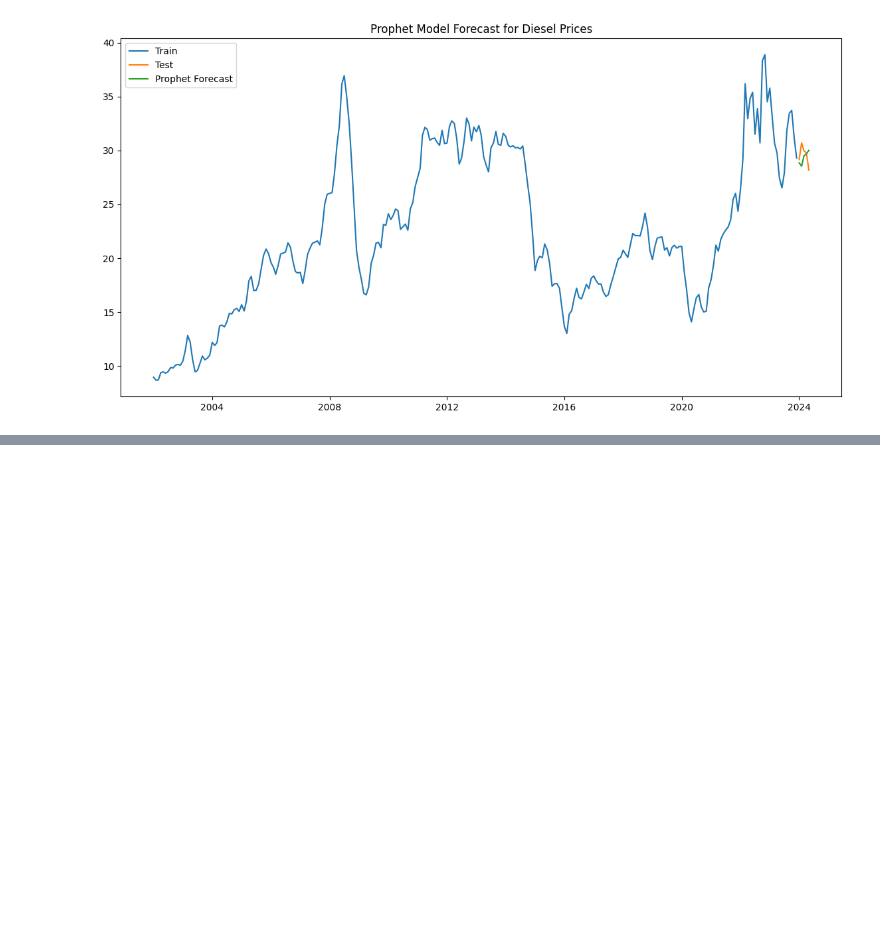
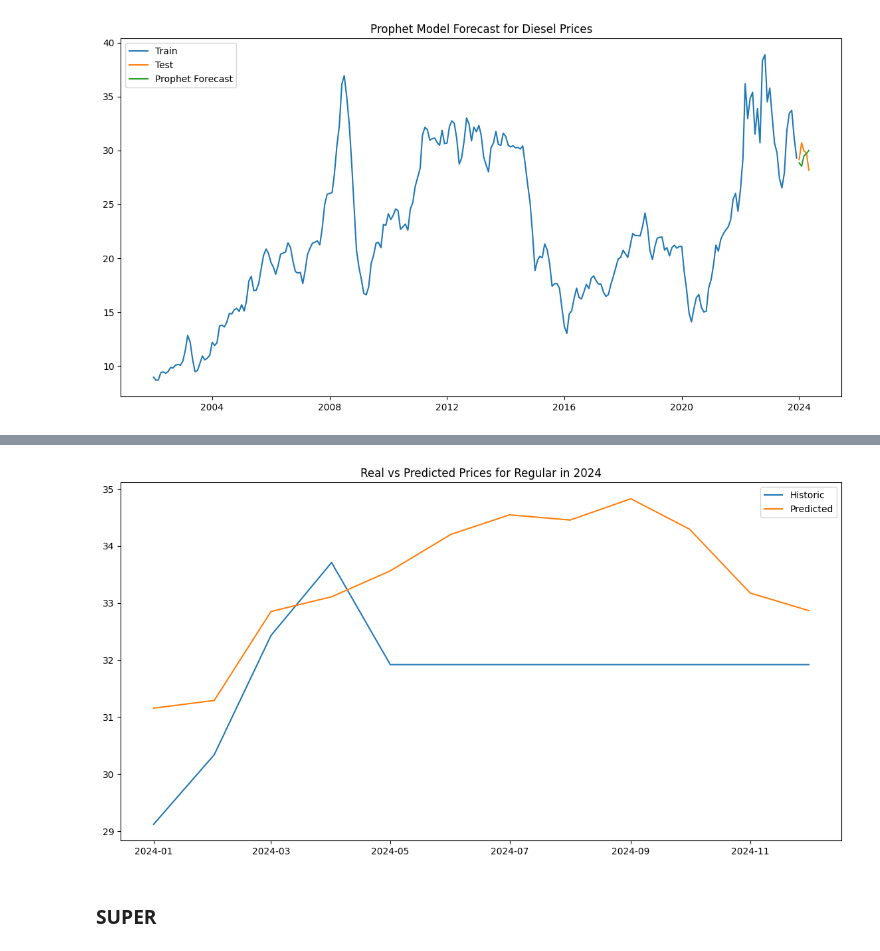
Before and after one commit to FabianJuarez182/DT-LAB2, a Jupyter notebook: DS_LAB2.ipynb, the cells around one changed output, grey strips where cells are left out. Saved outputs shown, nothing was run; the diff lists cells and outputs as text; code cells hidden in the pictures; blank space fills up the shorter version.

```diff
--- a/DS_LAB2.ipynb
+++ b/DS_LAB2.ipynb
@@ -795,0 +800,16 @@ plt.show()
+# %%
+future_regular = prophet_model_regular.make_future_dataframe(periods=12, freq='MS')
+predict_regular = prophet_model_regular.predict(future_regular)
+predict2024_regular = predict_regular[(predict_regular['ds'] >= '2024-01-01') & (predict_regular['ds'] <= '2024-12-31')]
+
+actual_regular = prophet_df_regular[(prophet_df_regular['ds'] >= '2024-01-01') & (prophet_df_regular['ds'] <= '2024-12-31')]
+
+comp_regular = pd.merge(actual_regular, predict2024_regular[['ds', 'yhat']], on='ds')
+comp_regular = comp_regular.rename(columns={'y': 'real', 'yhat': 'predicted'})
+
+mae = mean_absolute_error(comp_regular['real'], comp_regular['predicted'])
+rmse = np.sqrt(mean_squared_error(comp_regular['real'], comp_regular['predicted']))
+
+print(comp_regular)
+print(f"\nMAE: {mae}")
+print(f"RMSE: {rmse}")
@@ -795,0 +833,11 @@ plt.show()
+# %%
+plt.figure(figsize=(14, 7))
+plt.plot(actual_regular['ds'], actual_regular['y'], label='Historic')
+plt.plot(predict2024_regular['ds'], predict2024_regular['yhat'], label='Predicted')
+plt.legend()
+plt.title('Real vs Predicted Prices for Regular in 2024')
+plt.show()
+# %% [output]
+[figure, added]
+# %% [markdown]
+### SUPER
```
Also changed, not shown: parts of 13 cells of this notebook.
